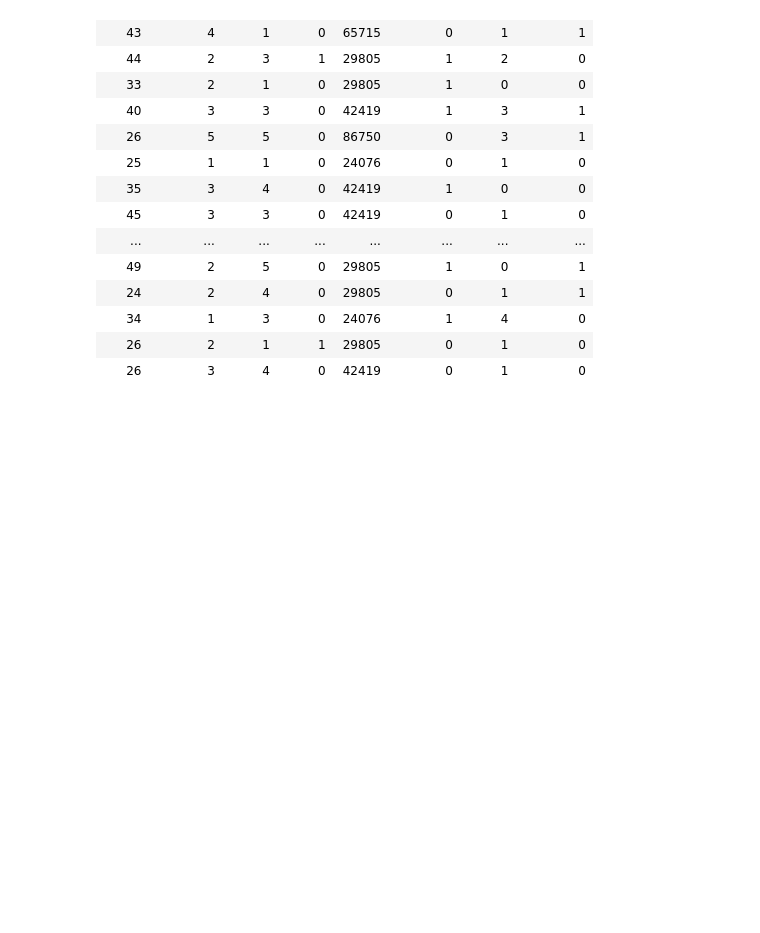
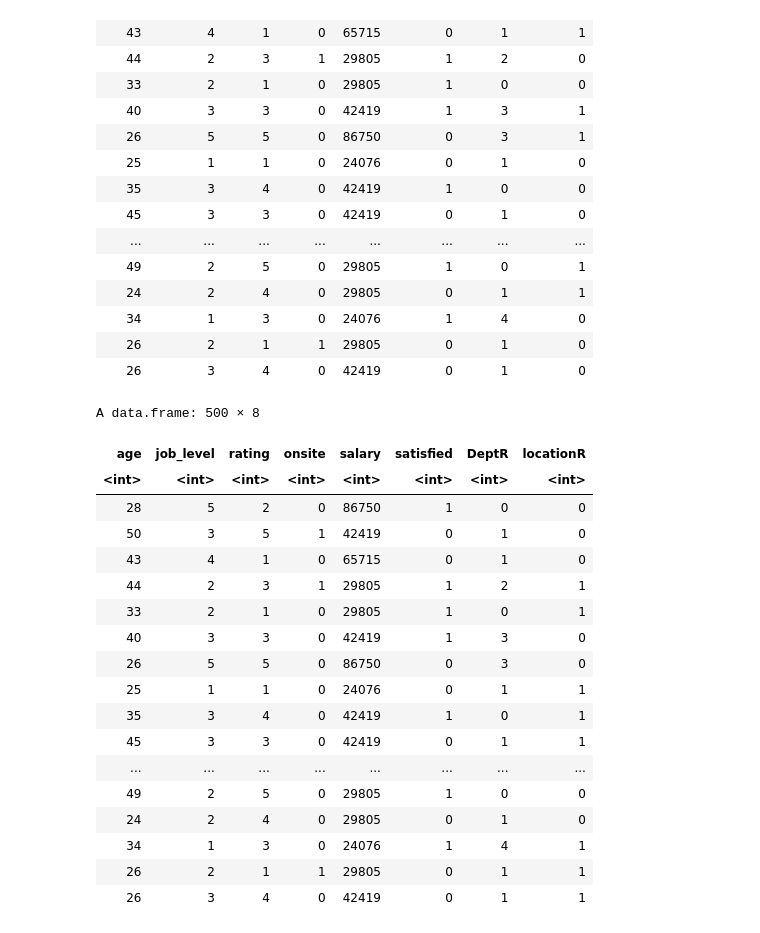
Before and after one commit to MAG3sty/Pretty-Nerdy-, a Jupyter notebook: Notebooks/Employee-Satisfaction-in-R-MC.ipynb, the cells around one changed output. Drawn from its saved outputs; the diff is of its cells as text; code cells hidden in the pictures; blank space fills up the shorter version.

```diff
--- a/Notebooks/Employee-Satisfaction-in-R-MC.ipynb
+++ b/Notebooks/Employee-Satisfaction-in-R-MC.ipynb
@@ -34,2 +32,4 @@ Loading required package: carData
 # %%
 EmployeeSatisfaction = read.csv("../Data/Employee-Satisfaction-Index.csv")
+# %%
+ES = read.csv("../Data/ES.csv")
@@ -124,3 +126,25 @@ A data.frame: 500 × 8
 | 34 | 1 | 3 | 0 | 24076 | 1 | 4 | 0 |
 | 26 | 2 | 1 | 1 | 29805 | 0 | 1 | 0 |
 | 26 | 3 | 4 | 0 | 42419 | 0 | 1 | 0 |
+# %%
+ES
+# %% [output]
+A data.frame: 500 × 8
+| age | job_level | rating | onsite | salary | satisfied | DeptR | locationR |
+| <int> | <int> | <int> | <int> | <int> | <int> | <int> | <int> |
+| 28 | 5 | 2 | 0 | 86750 | 1 | 0 | 0 |
+| 50 | 3 | 5 | 1 | 42419 | 0 | 1 | 0 |
+| 43 | 4 | 1 | 0 | 65715 | 0 | 1 | 0 |
+| 44 | 2 | 3 | 1 | 29805 | 1 | 2 | 1 |
+| 33 | 2 | 1 | 0 | 29805 | 1 | 0 | 1 |
+| 40 | 3 | 3 | 0 | 42419 | 1 | 3 | 0 |
+| 26 | 5 | 5 | 0 | 86750 | 0 | 3 | 0 |
+| 25 | 1 | 1 | 0 | 24076 | 0 | 1 | 1 |
+| 35 | 3 | 4 | 0 | 42419 | 1 | 0 | 1 |
+| 45 | 3 | 3 | 0 | 42419 | 0 | 1 | 1 |
+| ... | ... | ... | ... | ... | ... | ... | ... |
+| 49 | 2 | 5 | 0 | 29805 | 1 | 0 | 0 |
+| 24 | 2 | 4 | 0 | 29805 | 0 | 1 | 0 |
+| 34 | 1 | 3 | 0 | 24076 | 1 | 4 | 1 |
+| 26 | 2 | 1 | 1 | 29805 | 0 | 1 | 1 |
+| 26 | 3 | 4 | 0 | 42419 | 0 | 1 | 1 |
```
Also changed, not shown: parts of 3 cells of this notebook, 2 other files.
